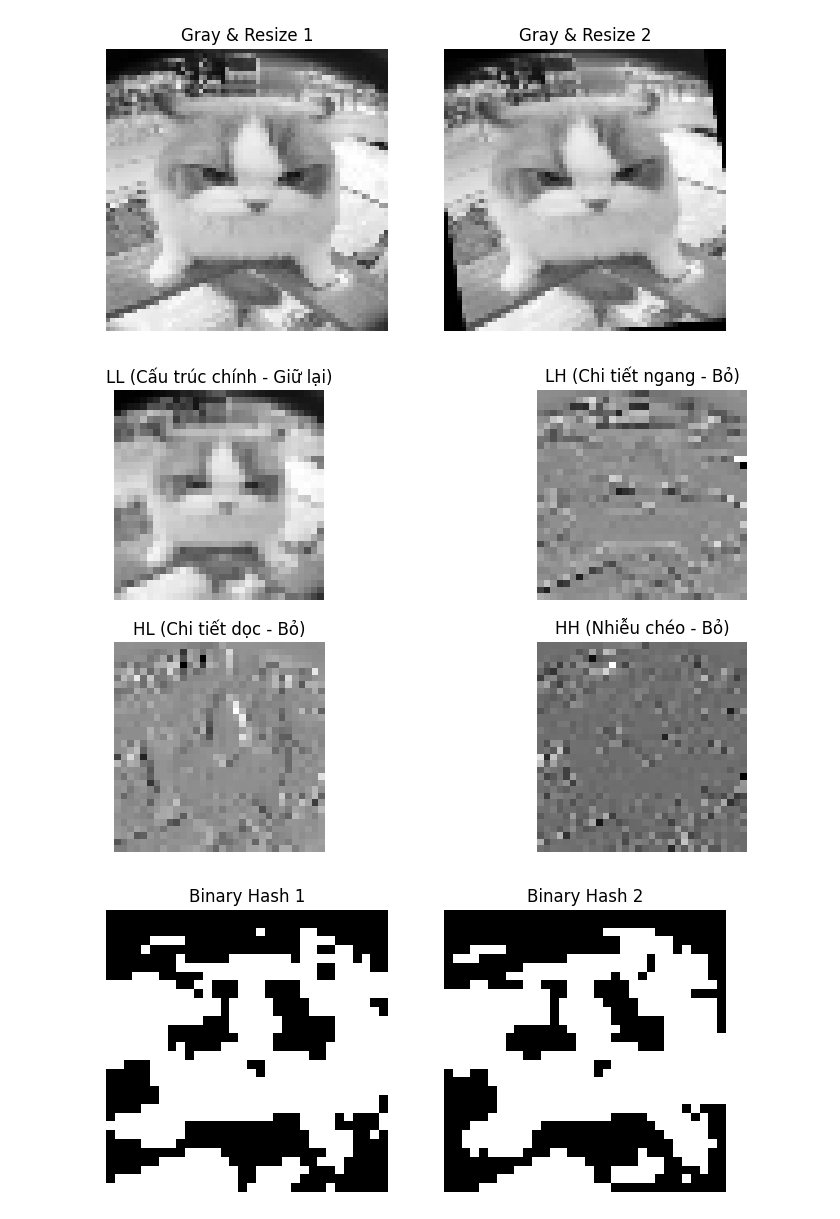
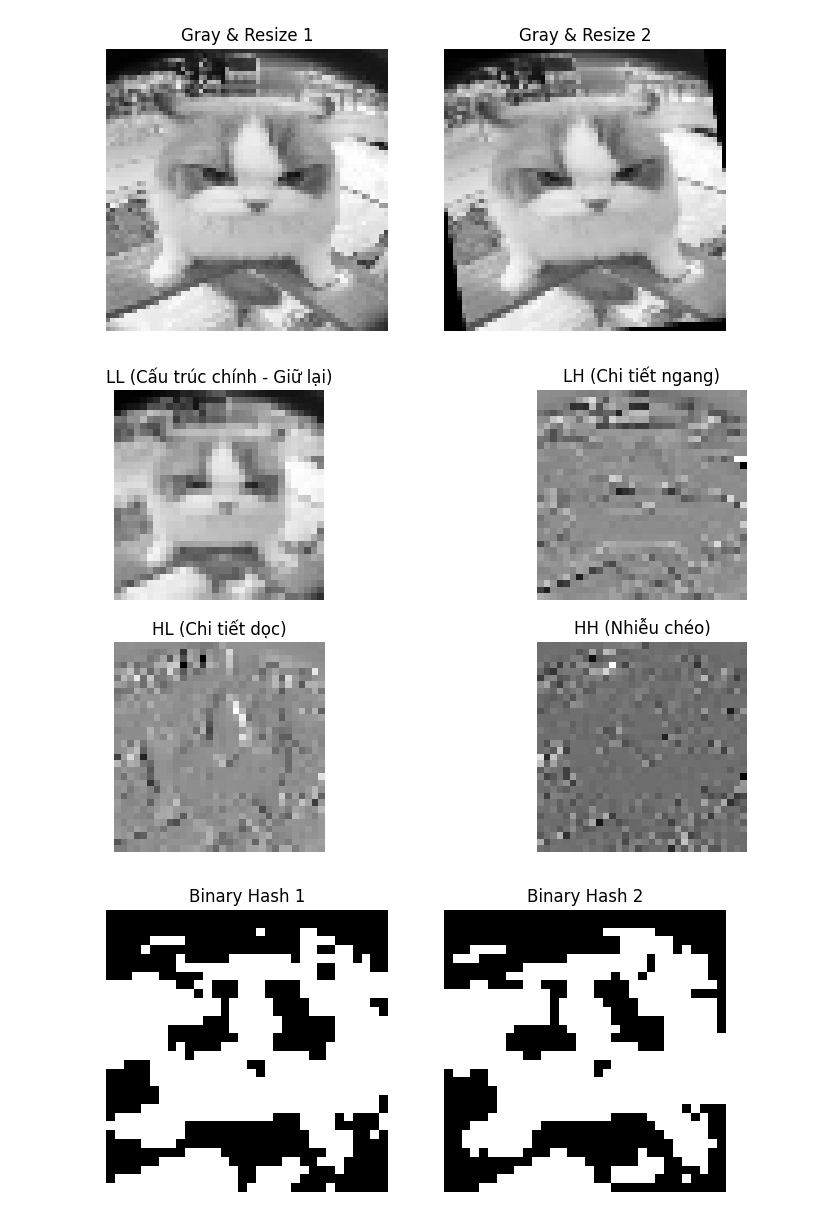
Before and after one commit to TrinhThinh2004/Wavelet-Computer-Vision, a Jupyter notebook: lab4.ipynb, the cells around one changed output. Drawn from its saved outputs; the diff is of its cells as text; code cells hidden in the pictures.

```diff
--- a/lab4.ipynb
+++ b/lab4.ipynb
@@ -125,31 +125,33 @@ plt.show()
 # %%
 # "Biến đổi Wavelet giúp lọc sạch nhiễu, ta chỉ lấy dải tần số thấp LL – chứa cấu trúc cốt lõi của bức ảnh.
 coeffs1 = pywt.wavedec2(gray1, 'haar', level=1)
 LL1, (LH1, HL1, HH1) = coeffs1
+
+
 
 plt.figure(figsize=(10,6))
 plt.subplot(2,2,1)
 plt.imshow(LL1, cmap='gray')
 plt.title("LL (Cấu trúc chính - Giữ lại)")
 plt.axis('off')
 
 plt.subplot(2,2,2)
 plt.imshow(LH1, cmap='gray')
-plt.title("LH (Chi tiết ngang - Bỏ)")
+plt.title("LH (Chi tiết ngang)")
 plt.axis('off')
 
 plt.subplot(2,2,3)
 plt.imshow(HL1, cmap='gray')
-plt.title("HL (Chi tiết dọc - Bỏ)")
+plt.title("HL (Chi tiết dọc)")
 plt.axis('off')
 
 plt.subplot(2,2,4)
 plt.imshow(HH1, cmap='gray')
-plt.title("HH (Nhiễu chéo - Bỏ)")
+plt.title("HH (Nhiễu chéo)")
 plt.axis('off')
 plt.show()
 # %% [output]
-[figure, old version]
+[figure, new version]
 # %%
 # Mỗi pixel trong vùng LL được so sánh với mức sáng trung bình để tạo thành một đoạn mã vạch đen trắng (0 và 1).
 
```
Also changed, not shown: parts of 8 cells of this notebook, 52 other files.
